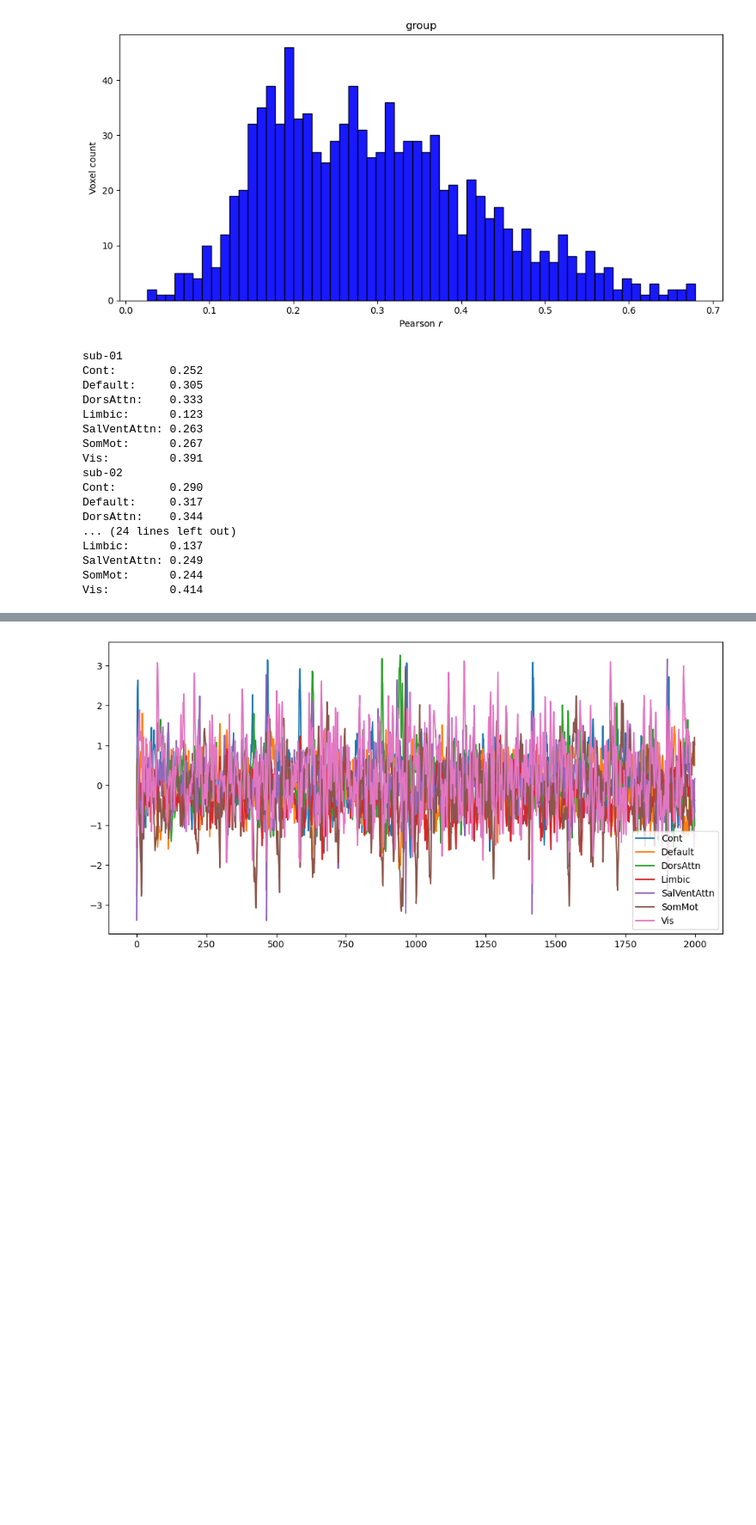
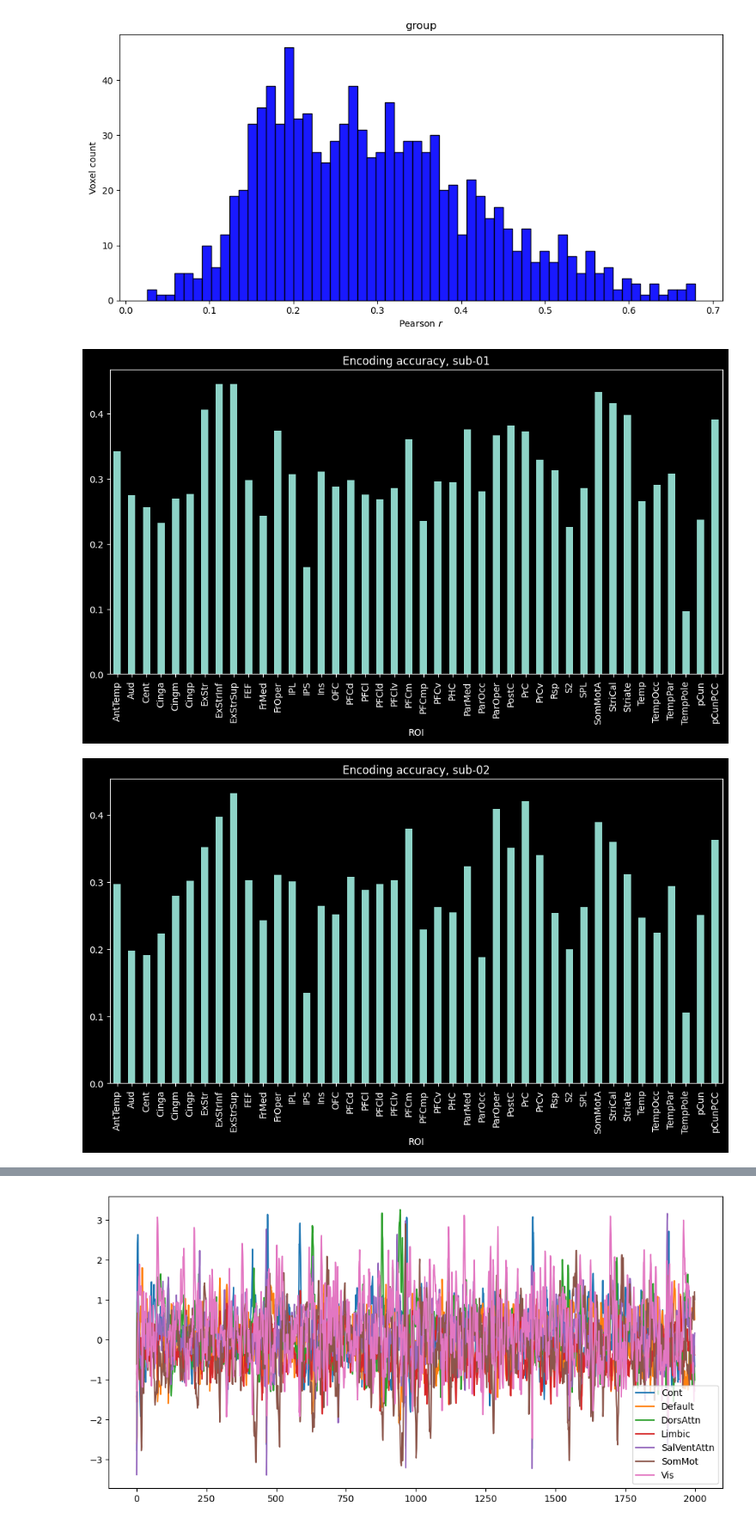
Before and after one commit to Bicanski-NCG/VIBE, a Jupyter notebook: notebooks/test_viz.ipynb, the cells around one changed output, grey strips where cells are left out. Shown at 86% size. Saved outputs shown, nothing was run; the diff lists cells and outputs as text; code cells hidden in the pictures; blank space fills up the shorter version.

```diff
--- a/notebooks/test_viz.ipynb
+++ b/notebooks/test_viz.ipynb
@@ -29,10 +67,10 @@ def voxelwise_pearsonr(fmri_val, fmri_val_pred):
 # ─────────────────────────────────────────────────────────────
 
 # 1) Point to the run’s checkpoint directory
-ckpt_dir = Path("checkpoints/r1c11do2")
+ckpt_dir = Path("../data/outputs/checkpoints/23cor8qk")
 
 # 2) Un-pickle the gzipped file
-pred_file = ckpt_dir / "val_predictions.pkl.gz"
+pred_file = ckpt_dir / "val_diagnostics" / "val_predictions.pkl.gz"
 with gzip.open(pred_file, "rb") as f:
     pred_bundle = pickle.load(f)
 
@@ -42,7 +80,8 @@ fmri_true     = pred_bundle["fmri_true"]     # list[np.ndarray], shape (T, V)
 fmri_pred     = pred_bundle["fmri_pred"]     # list[np.ndarray], same shapes
 atlas_maskers = [
     load_and_label_atlas(
-        os.path.join('data', 'fmri', subject, 'atlas', f'{subject}_space-MNI152NLin2009cAsym_atlas-Schaefer18_parcel-1000Par7Net_desc-dseg_parcellation.nii.gz')
+        os.path.join('..', 'data', 'raw', 'fmri', subject, 'atlas', f'{subject}_space-MNI152NLin2009cAsym_atlas-Schaefer18_parcel-1000Par7Net_desc-dseg_parcellation.nii.gz'),
+        n_rois=1000, yeo_networks=17, anatomical=True
     )
     for subject in subj_ids
 ]
@@ -114,32 +149,26 @@ plot_corr_hist(np.array(fmri_corr).mean(axis=0), "group")
 [figure]
 [figure]
 # %%
-def roi_table(r, subj_id, masker):
+def roi_barplot(r, subj_id, masker):
     labels_array = np.array(masker.labels[1:])
     roi_masks = {name: np.where(labels_array == name)[0] for name in np.unique(labels_array)}
 
-    print(subj_id)
-    for name, idxs in roi_masks.items():
-        print(f'{name + ":":<12s} {f"{np.mean(r[idxs]):.3f}":<30s}')
+    score_array = np.zeros(len(roi_masks), dtype=np.float32)
+    for i, (name, idxs) in enumerate(roi_masks.items()):
+        score_array[i] = np.mean(r[idxs])
+    score_array = np.round(score_array, 3)
+    df = pd.DataFrame({
+        "ROI": list(roi_masks.keys()),
+        "Pearson r": score_array
+    })#.sort_values(by="Pearson r", ascending=False)
+    df = df.set_index("ROI")
+    df.plot(kind='bar', figsize=(12, 6), legend=False)
+    plt.title(f"Encoding accuracy, {subj_id}")
+    plt.xlabel("ROI")
 
 for i in range(len(subj_ids)):
-    roi_table(fmri_corr[i], subj_ids[i], atlas_maskers[i])
-roi_table(np.array(fmri_corr).mean(axis=0), "group", atlas_maskers[i])
+    roi_barplot(fmri_corr[i], subj_ids[i], atlas_maskers[i])
+roi_barplot(np.array(fmri_corr).mean(axis=0), "group", atlas_maskers[i])
 # %% [output]
-sub-01
-Cont:        0.252
-Default:     0.305
-DorsAttn:    0.333
-Limbic:      0.123
-SalVentAttn: 0.263
-SomMot:      0.267
-Vis:         0.391
-sub-02
-Cont:        0.290
-Default:     0.317
-DorsAttn:    0.344
-... (24 lines left out)
-Limbic:      0.137
-SalVentAttn: 0.249
-SomMot:      0.244
-Vis:         0.414
+[figure, added]
+[figure, added]
```
Also changed, not shown: parts of 5 cells of this notebook, 19 other files.
